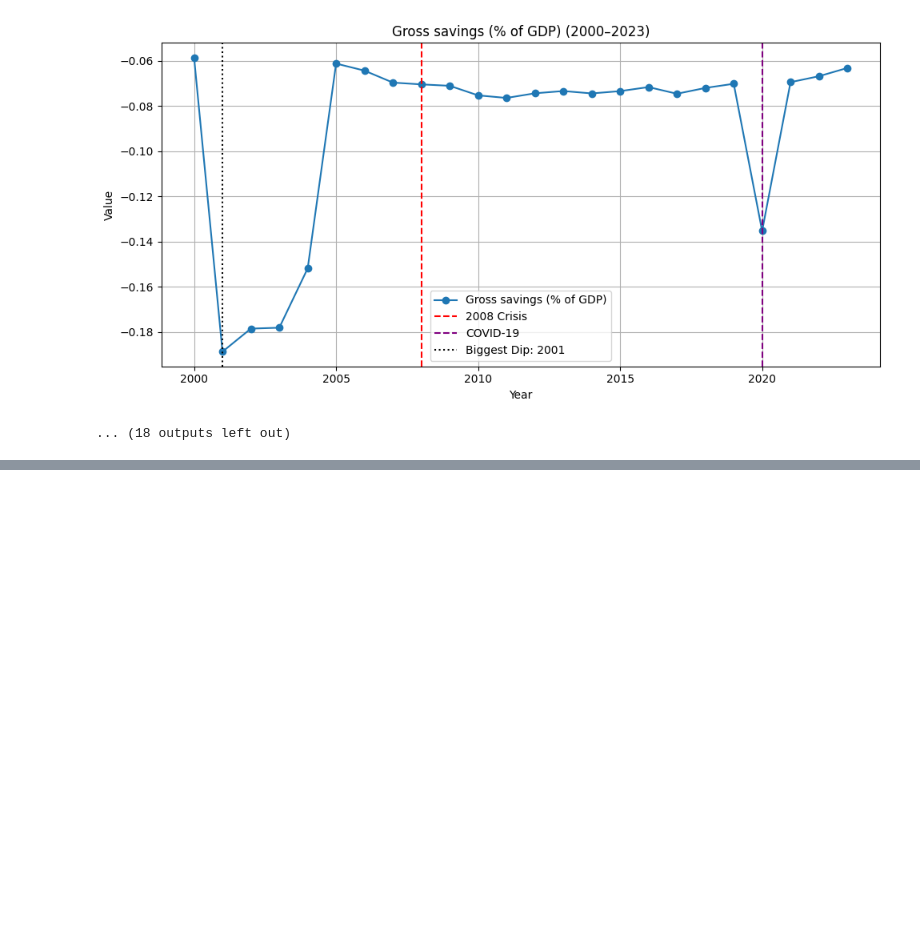
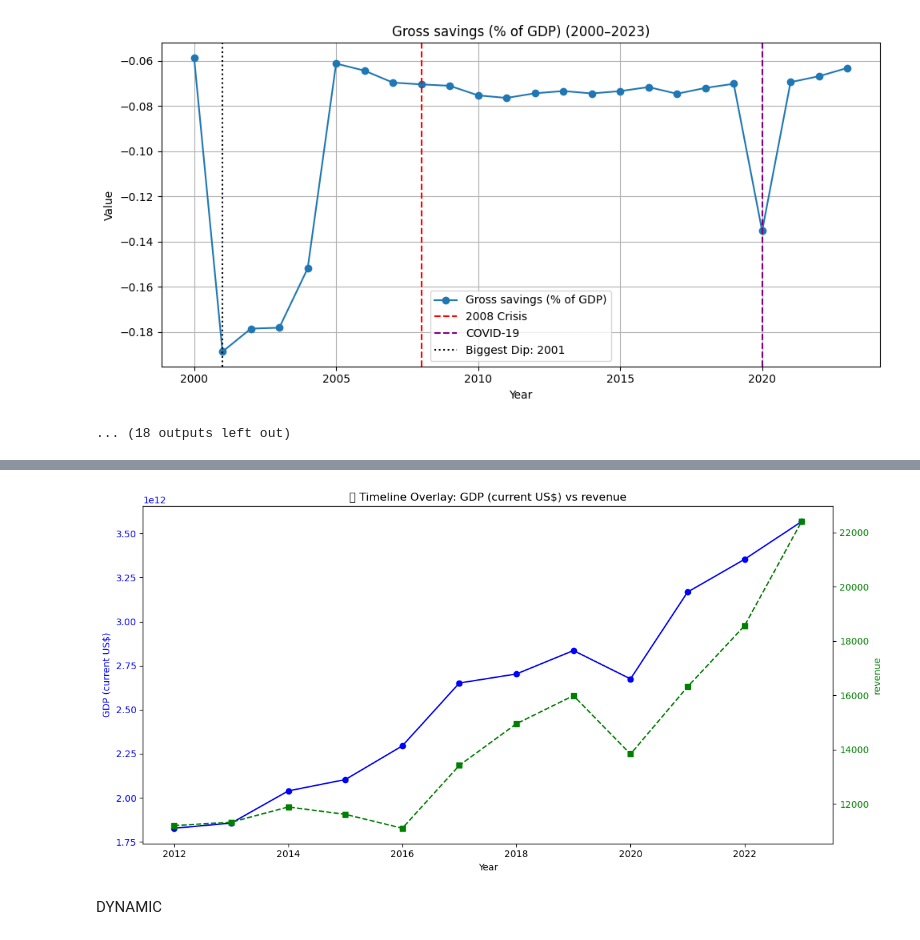
Before and after one commit to karankrish/Riskify, a Jupyter notebook: notebooks/Preprocessing/world-bank.ipynb, the cells around one changed output, grey strips where cells are left out. Cells and saved outputs as stored; diff of their text form; code cells hidden in the pictures; blank space fills up the shorter version.

```diff
--- a/notebooks/Preprocessing/world-bank.ipynb
+++ b/notebooks/Preprocessing/world-bank.ipynb
@@ -171,0 +228,69 @@ Gross savings (% of GDP): Largest dip in 2001 (-0.13)
+# %%
+import os
+import pandas as pd
+import matplotlib.pyplot as plt
+
+# === 📁 Hardcoded File Paths ===
+gdp_file = "C:\\Users\\hp\\World_Bank_Data.xlsx"
+cement_file = "C:\\Users\\hp\\Interpolated_Output_With_Growth.xlsx"
+gdp_sheet = "Sheet1"
+cement_sheet = "Sheet1"
+
+# === 🧠 Helper: Auto-detect label column (e.g., Series Name / Indicator) ===
+def detect_label_column(df):
+    possible_names = ['Series Name', 'Indicator Name', 'Indicator', 'Label', 'Metric']
+    for name in possible_names:
+        if name in df.columns:
+            return name
+    raise ValueError("❌ Could not find a label column (e.g., 'Series Name', 'Indicator') in the file.")
+
+# === 📊 Load Data ===
+df_gdp = pd.read_excel(gdp_file, sheet_name=gdp_sheet)
+df_cement = pd.read_excel(cement_file, sheet_name=cement_sheet)
+
+# === 🏷 Detect label columns ===
+gdp_label_col = detect_label_column(df_gdp)
+cement_label_col = detect_label_column(df_cement)
+
+# === 🔍 Define target indicators ===
+gdp_indicator = "GDP (current US$)"
+cement_indicator = "revenue"
+
+# === 🔢 Extract year columns ===
+def extract_series(df, label_column, indicator_name):
+    year_cols = [col for col in df.columns if str(col).startswith("20")]
+    row = df[df[label_column] == indicator_name]
+    if row.empty:
+        raise ValueError(f"❌ Indicator '{indicator_name}' not found in column '{label_column}'")
+    years = [int(str(y).split()[0]) for y in year_cols]
+    values = row[year_cols].values.flatten().astype(float)
+    return years, values
+
+years_gdp, values_gdp = extract_series(df_gdp, gdp_label_col, gdp_indicator)
+years_cement, values_cement = extract_series(df_cement, cement_label_col, cement_indicator)
+
+# === 📈 Plot Overlay ===
+def plot_overlay(years1, values1, label1, years2, values2, label2):
+    common_years = sorted(set(years1) & set(years2))
+    vals1 = [v for y, v in zip(years1, values1) if y in common_years]
+    vals2 = [v for y, v in zip(years2, values2) if y in common_years]
+
+    fig, ax1 = plt.subplots(figsize=(12, 6))
+    ax1.plot(common_years, vals1, 'b-o', label=label1)
+    ax1.set_ylabel(label1, color='b')
+    ax1.tick_params(axis='y', labelcolor='b')
+
+    ax2 = ax1.twinx()
+    ax2.plot(common_years, vals2, 'g--s', label=label2)
+    ax2.set_ylabel(label2, color='g')
+    ax2.tick_params(axis='y', labelcolor='g')
+
+    plt.title(f"📊 Timeline Overlay: {label1} vs {label2}")
+    ax1.set_xlabel("Year")
+    plt.grid(True, axis='x', linestyle='--', alpha=0.6)
+    fig.tight_layout()
+    plt.show()
+
+plot_overlay(years_gdp, values_gdp, gdp_indicator, years_cement, values_cement, cement_indicator)
+# %% [output]
+[figure, added]
@@ -171,0 +345,2 @@ Gross savings (% of GDP): Largest dip in 2001 (-0.13)
+# %% [markdown]
+DYNAMIC
```
Also changed, not shown: parts of 9 cells of this notebook.
